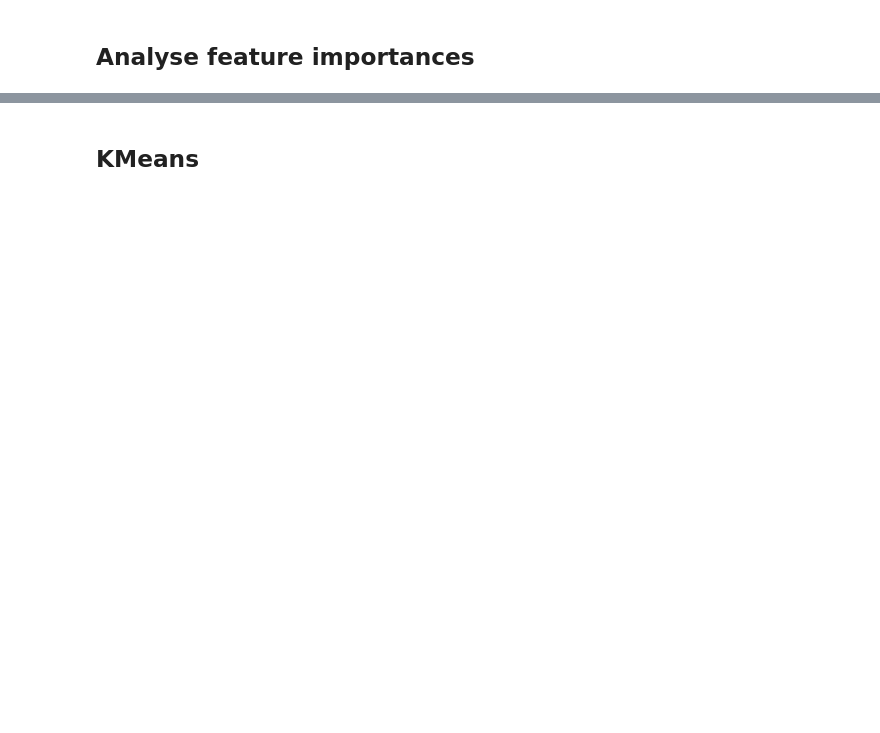
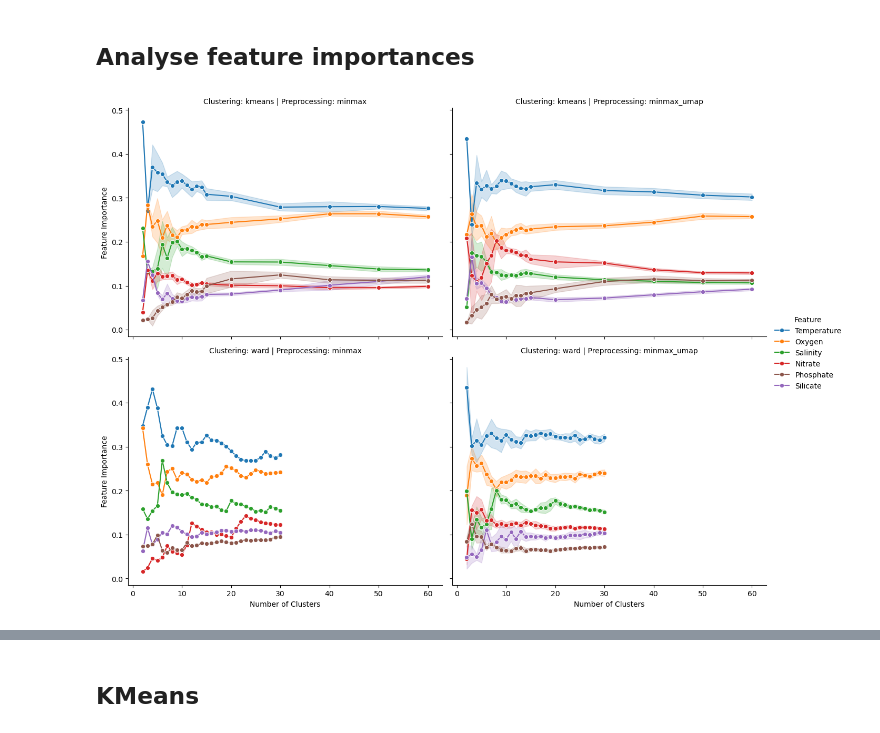
Before and after one commit to y-jenniges/ocean_clustering_and_validation, a Jupyter notebook: clustering_experiments/feature_importance.ipynb, the cells around one changed output, grey strips where cells are left out. Saved outputs shown, nothing was run; the diff lists cells and outputs as text; code cells hidden in the pictures; blank space fills up the shorter version.

Commit message:
adapt plots, for dbscan, only compute feature importance of finally selected hyps

```diff
--- a/clustering_experiments/feature_importance.ipynb
+++ b/clustering_experiments/feature_importance.ipynb
@@ -195,11 +215,12 @@ for cluster_name in config.algorithms_and_hyps.keys():
 # %% [markdown]
 ## Analyse feature importances
 # %%
-fi_kmeans = pd.read_csv(f"{config.output_dir_feature_importance}feature_importance_kmeans}.csv")
+fi_kmeans = pd.read_csv(f"{config.output_dir_feature_importance}feature_importance_kmeans.csv")
 fi_ward = pd.read_csv(f"{config.output_dir_feature_importance}feature_importance_ward.csv")
-fi_dbscan = pd.read_csv(f"{config.output_dir_feature_importance}feature_importance_dbscan.csv")
+# fi_dbscan = pd.read_csv(f"{config.output_dir_feature_importance}feature_importance_dbscan.csv")
 
-fi = pd.concat([fi_kmeans, fi_ward, fi_dbscan], ignore_index=True)
+# fi = pd.concat([fi_kmeans, fi_ward, fi_dbscan], ignore_index=True)
+fi = pd.concat([fi_kmeans, fi_ward], ignore_index=True)
 # %%
 # Rename parameters
 rename_dict = {
@@ -215,16 +236,18 @@ rename_dict = {
 fi["parameter"] = fi["parameter"].replace(rename_dict)
 # %%
 # Create a FacetGrid with two facets: one for preprocessing and one for clustering
-g = sns.FacetGrid(df_combined, col="preprocessing", row="clustering", height=5, aspect=1.3, sharey=True)
+g = sns.FacetGrid(fi, col="preprocessing", row="clustering", height=5, aspect=1.3, sharey=True)
 
 # Plot with confidence intervals (standard deviation)
 g.map(sns.lineplot, "n_clusters", "importance", "parameter", marker="o", errorbar="sd")
 
 # Adjust legend and titles
 g.add_legend(title="Feature")
 g.set_axis_labels("Number of Clusters", "Feature Importance")
 g.set_titles(col_template="Preprocessing: {col_name}", row_template="Clustering: {row_name}")
 
 # Show plot
 plt.show()
+# %% [output]
+[figure, added]
 # %%
```
Also changed, not shown: parts of 19 cells of this notebook.
